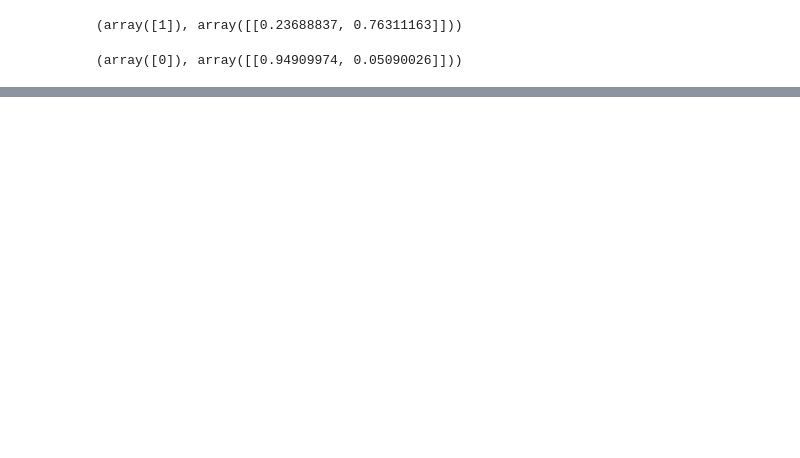
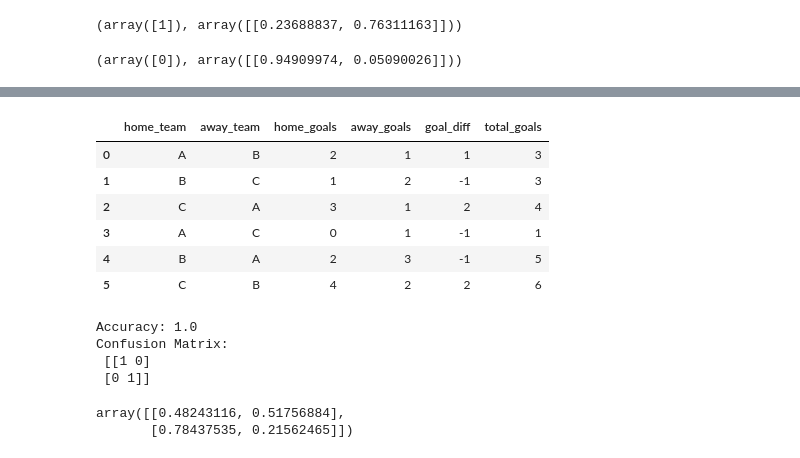
Before and after one commit to k1yuse/fotdata, a Jupyter notebook: FotData_01_Logistic_Model.ipynb, the cells around one changed output, grey strips where cells are left out. Drawn from its saved outputs; the diff is of its cells as text; code cells hidden in the pictures; blank space fills up the shorter version.

```diff
--- a/FotData_01_Logistic_Model.ipynb
+++ b/FotData_01_Logistic_Model.ipynb
@@ -136,0 +279,46 @@ model.predict(new_game), model.predict_proba(new_game)
+# %%
+# 새로운 피처 생성
+df["goal_diff"] = df["home_goals"] - df["away_goals"]
+df["total_goals"] = df["home_goals"] + df["away_goals"]
+
+df
+# %% [output]
+|  | home_team | away_team | home_goals | away_goals | goal_diff | total_goals |
+| 0 | A | B | 2 | 1 | 1 | 3 |
+| 1 | B | C | 1 | 2 | -1 | 3 |
+| 2 | C | A | 3 | 1 | 2 | 4 |
+| 3 | A | C | 0 | 1 | -1 | 1 |
+| 4 | B | A | 2 | 3 | -1 | 5 |
+| 5 | C | B | 4 | 2 | 2 | 6 |
+# %%
+# 결과 라벨 생성
+df["result"] = df["goal_diff"].apply(lambda x: 1 if x > 0 else 0)
+
+from sklearn.model_selection import train_test_split
+from sklearn.linear_model import LogisticRegression
+from sklearn.metrics import accuracy_score, confusion_matrix
+
+X = df[["home_goals", "away_goals"]]
+y = df["result"]
+
+X_train, X_test, y_train, y_test = train_test_split(
+    X, y, test_size=0.3, random_state=42
+)
+
+model = LogisticRegression()
+model.fit(X_train, y_train)
+
+y_pred = model.predict(X_test)
+
+print("Accuracy:", accuracy_score(y_test, y_pred))
+print("Confusion Matrix:\n", confusion_matrix(y_test, y_pred))
+# %% [output]
+Accuracy: 1.0
+Confusion Matrix:
+ [[1 0]
+ [0 1]]
+# %%
+model.predict_proba(X_test)
+# %% [output]
+array([[0.48243116, 0.51756884],
+       [0.78437535, 0.21562465]])
```
Also changed, not shown: parts of 8 cells of this notebook.
